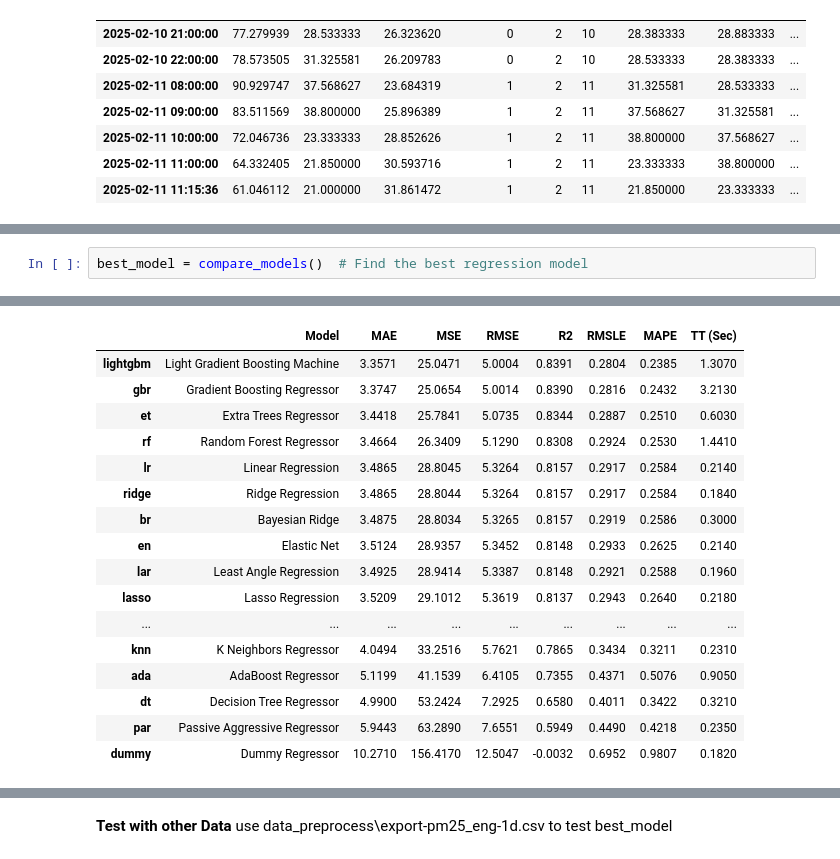
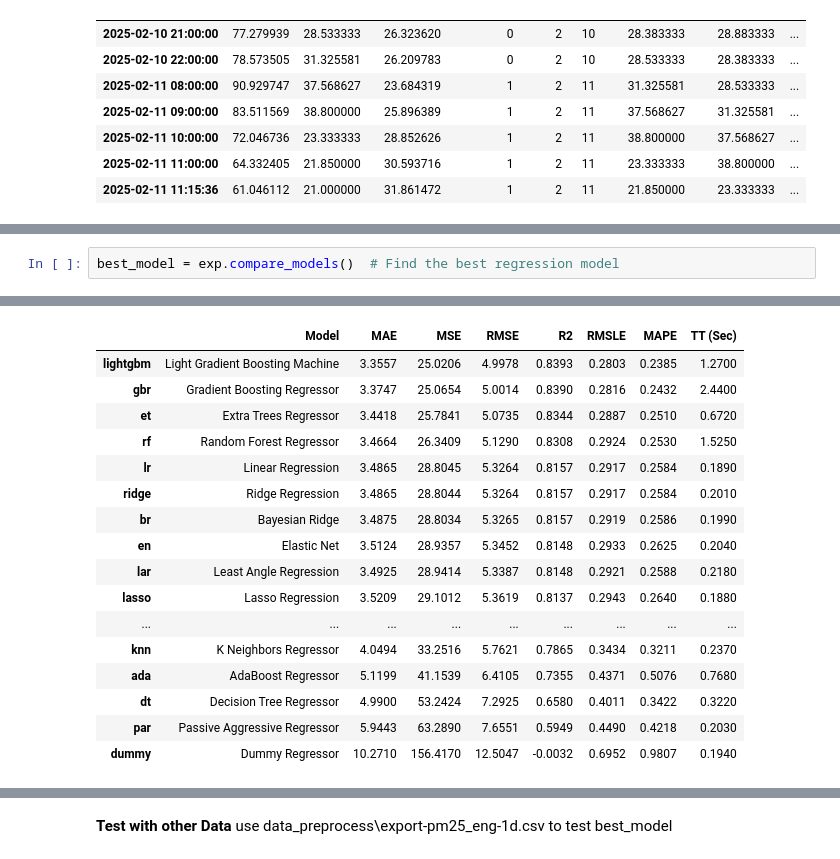
Before and after one commit to Masahiro-No/pm_2_5_project, a Jupyter notebook: test_regression2.ipynb, the cells around one changed output, grey strips where cells are left out. Saved outputs shown, nothing was run; the diff lists cells and outputs as text.

```diff
--- a/test_regression2.ipynb
+++ b/test_regression2.ipynb
@@ -117,24 +117,24 @@ exp = setup(data=df, target='pm_2_5', fold=10, session_id=123, iterative_imputat
 [LightGBM] [Warning] Stopped training because there are no more leaves that meet the split requirements
 [LightGBM] [Warning] Stopped training because there are no more leaves that meet the split requirements
 # %%
-best_model = compare_models()  # Find the best regression model
+best_model = exp.compare_models()  # Find the best regression model
 # %% [output]
 [interactive output not drawn]
 |  | Model | MAE | MSE | RMSE | R2 | RMSLE | MAPE | TT (Sec) |
-| lightgbm | Light Gradient Boosting Machine | 3.3571 | 25.0471 | 5.0004 | 0.8391 | 0.2804 | 0.2385 | 1.3070 |
-| gbr | Gradient Boosting Regressor | 3.3747 | 25.0654 | 5.0014 | 0.8390 | 0.2816 | 0.2432 | 3.2130 |
-| et | Extra Trees Regressor | 3.4418 | 25.7841 | 5.0735 | 0.8344 | 0.2887 | 0.2510 | 0.6030 |
-| rf | Random Forest Regressor | 3.4664 | 26.3409 | 5.1290 | 0.8308 | 0.2924 | 0.2530 | 1.4410 |
-| lr | Linear Regression | 3.4865 | 28.8045 | 5.3264 | 0.8157 | 0.2917 | 0.2584 | 0.2140 |
-| ridge | Ridge Regression | 3.4865 | 28.8044 | 5.3264 | 0.8157 | 0.2917 | 0.2584 | 0.1840 |
-| br | Bayesian Ridge | 3.4875 | 28.8034 | 5.3265 | 0.8157 | 0.2919 | 0.2586 | 0.3000 |
-| en | Elastic Net | 3.5124 | 28.9357 | 5.3452 | 0.8148 | 0.2933 | 0.2625 | 0.2140 |
-| lar | Least Angle Regression | 3.4925 | 28.9414 | 5.3387 | 0.8148 | 0.2921 | 0.2588 | 0.1960 |
-| lasso | Lasso Regression | 3.5209 | 29.1012 | 5.3619 | 0.8137 | 0.2943 | 0.2640 | 0.2180 |
+| lightgbm | Light Gradient Boosting Machine | 3.3557 | 25.0206 | 4.9978 | 0.8393 | 0.2803 | 0.2385 | 1.2700 |
+| gbr | Gradient Boosting Regressor | 3.3747 | 25.0654 | 5.0014 | 0.8390 | 0.2816 | 0.2432 | 2.4400 |
+| et | Extra Trees Regressor | 3.4418 | 25.7841 | 5.0735 | 0.8344 | 0.2887 | 0.2510 | 0.6720 |
+| rf | Random Forest Regressor | 3.4664 | 26.3409 | 5.1290 | 0.8308 | 0.2924 | 0.2530 | 1.5250 |
+| lr | Linear Regression | 3.4865 | 28.8045 | 5.3264 | 0.8157 | 0.2917 | 0.2584 | 0.1890 |
+| ridge | Ridge Regression | 3.4865 | 28.8044 | 5.3264 | 0.8157 | 0.2917 | 0.2584 | 0.2010 |
+| br | Bayesian Ridge | 3.4875 | 28.8034 | 5.3265 | 0.8157 | 0.2919 | 0.2586 | 0.1990 |
+| en | Elastic Net | 3.5124 | 28.9357 | 5.3452 | 0.8148 | 0.2933 | 0.2625 | 0.2040 |
+| lar | Least Angle Regression | 3.4925 | 28.9414 | 5.3387 | 0.8148 | 0.2921 | 0.2588 | 0.2180 |
+| lasso | Lasso Regression | 3.5209 | 29.1012 | 5.3619 | 0.8137 | 0.2943 | 0.2640 | 0.1880 |
 | ... | ... | ... | ... | ... | ... | ... | ... | ... |
-| knn | K Neighbors Regressor | 4.0494 | 33.2516 | 5.7621 | 0.7865 | 0.3434 | 0.3211 | 0.2310 |
-| ada | AdaBoost Regressor | 5.1199 | 41.1539 | 6.4105 | 0.7355 | 0.4371 | 0.5076 | 0.9050 |
-| dt | Decision Tree Regressor | 4.9900 | 53.2424 | 7.2925 | 0.6580 | 0.4011 | 0.3422 | 0.3210 |
-| par | Passive Aggressive Regressor | 5.9443 | 63.2890 | 7.6551 | 0.5949 | 0.4490 | 0.4218 | 0.2350 |
-| dummy | Dummy Regressor | 10.2710 | 156.4170 | 12.5047 | -0.0032 | 0.6952 | 0.9807 | 0.1820 |
+| knn | K Neighbors Regressor | 4.0494 | 33.2516 | 5.7621 | 0.7865 | 0.3434 | 0.3211 | 0.2370 |
+| ada | AdaBoost Regressor | 5.1199 | 41.1539 | 6.4105 | 0.7355 | 0.4371 | 0.5076 | 0.7680 |
+| dt | Decision Tree Regressor | 4.9900 | 53.2424 | 7.2925 | 0.6580 | 0.4011 | 0.3422 | 0.3220 |
+| par | Passive Aggressive Regressor | 5.9443 | 63.2890 | 7.6551 | 0.5949 | 0.4490 | 0.4218 | 0.2030 |
+| dummy | Dummy Regressor | 10.2710 | 156.4170 | 12.5047 | -0.0032 | 0.6952 | 0.9807 | 0.1940 |
 [interactive output not drawn]
```
Also changed, not shown: parts of 20 cells of this notebook, 1 other file.
